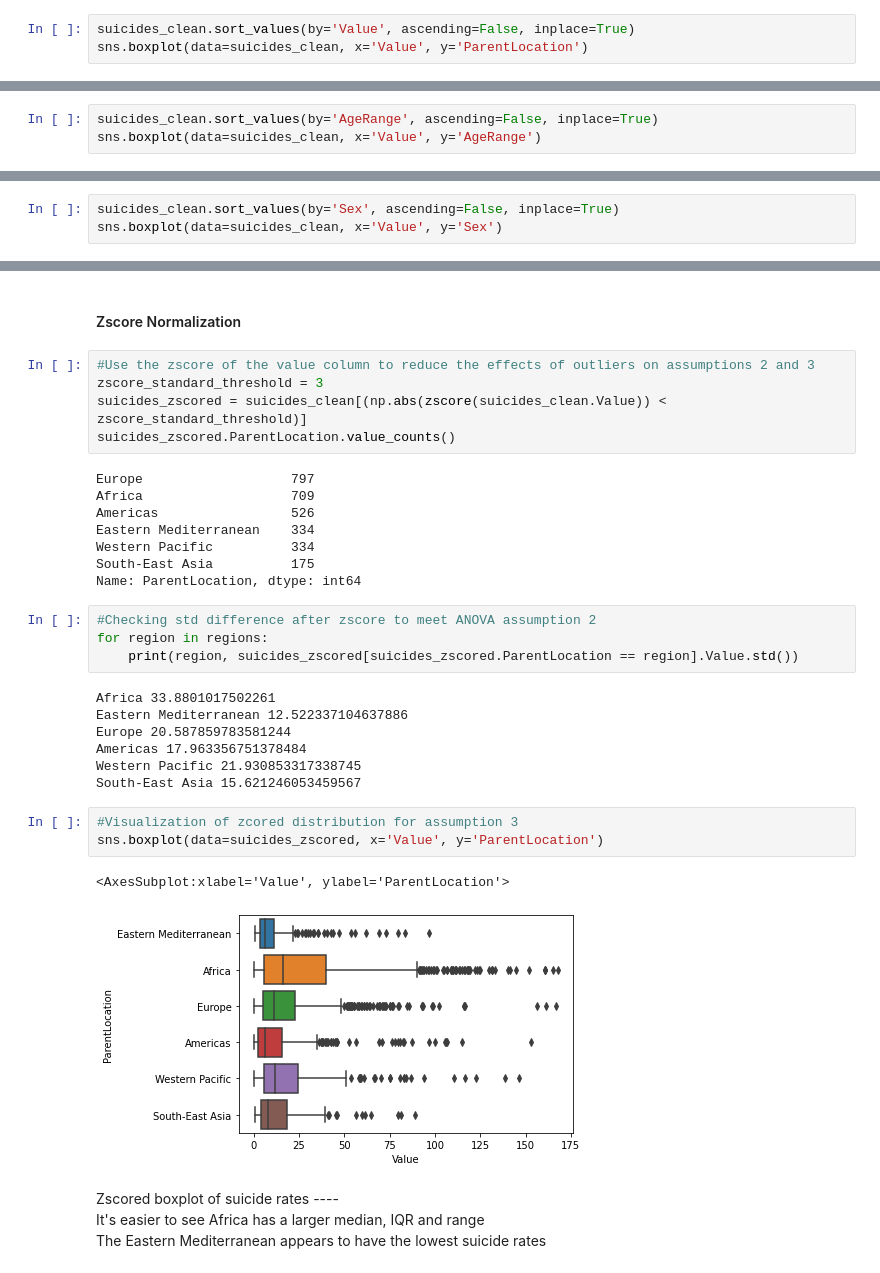
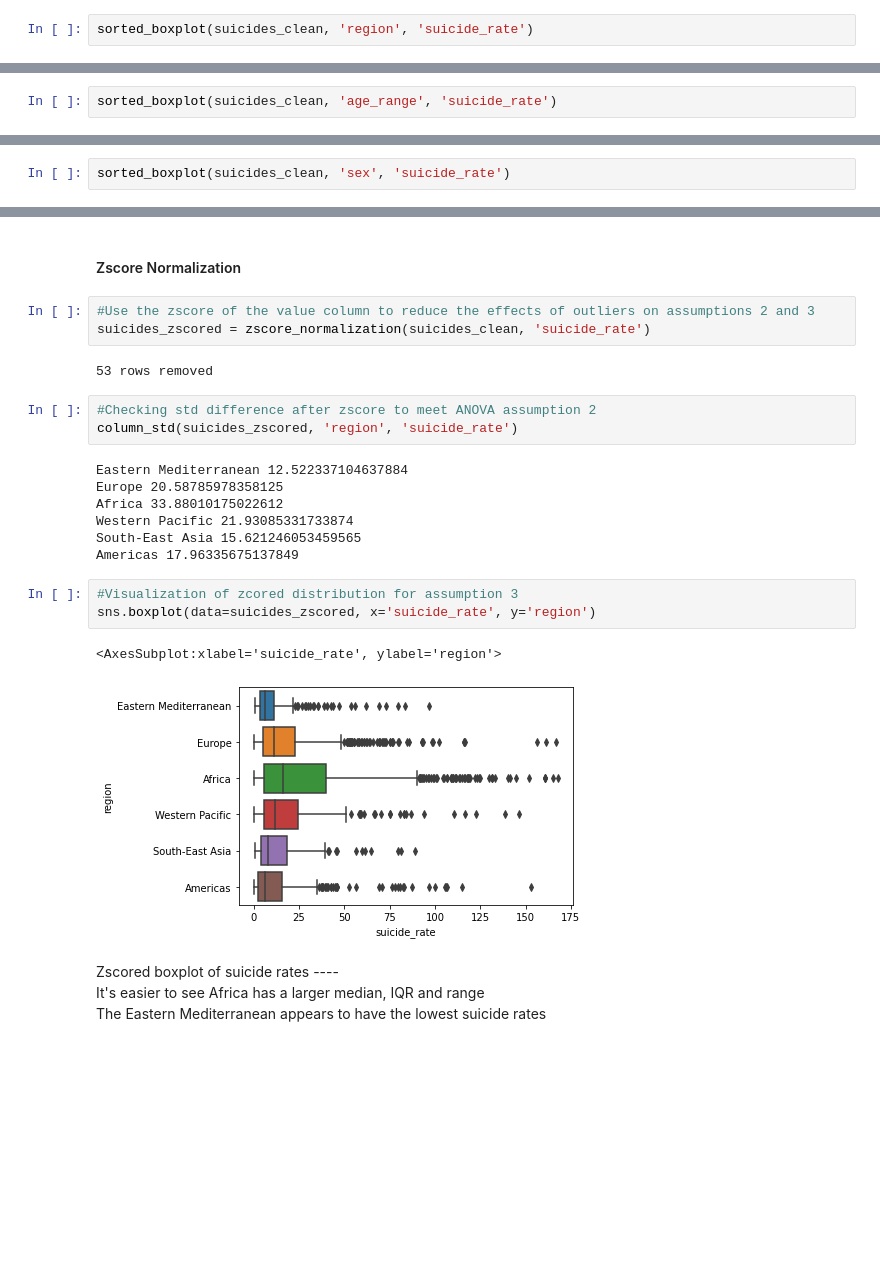
Before and after one commit to Fullcure3/WHO_suicide_rates, a Jupyter notebook: Suicides.ipynb, the cells around one changed output, grey strips where cells are left out. Cells and saved outputs as stored; diff of their text form; blank space fills up the shorter version.

```diff
--- a/Suicides.ipynb
+++ b/Suicides.ipynb
@@ -239,6 +208,5 @@ sns.displot(data=suicides_clean, x='Value', col='ParentLocation', col_wrap=3)
 Spread is still right skewed at the region level <br>
 An indepth look at the IQR, median and range is needed
 # %%
-suicides_clean.sort_values(by='Value', ascending=False, inplace=True)
-sns.boxplot(data=suicides_clean, x='Value', y='ParentLocation')
+sorted_boxplot(suicides_clean, 'region', 'suicide_rate')
 # %% [output]
@@ -250,6 +217,5 @@ The IQR and median is higher than other regions as well
 # %% [markdown]
 #### Distribution of Suicide Rates by Age Range
 # %%
-suicides_clean.sort_values(by='AgeRange', ascending=False, inplace=True)
-sns.boxplot(data=suicides_clean, x='Value', y='AgeRange')
+sorted_boxplot(suicides_clean, 'age_range', 'suicide_rate')
 # %% [output]
@@ -261,6 +226,5 @@ All of the age ranges have a right skewed distribution that will need to be tran
 # %% [markdown]
 #### Distribution of Suicide Rates by Sex
 # %%
-suicides_clean.sort_values(by='Sex', ascending=False, inplace=True)
-sns.boxplot(data=suicides_clean, x='Value', y='Sex')
+sorted_boxplot(suicides_clean, 'sex', 'suicide_rate')
 # %% [output]
@@ -318,34 +278,25 @@ South-East Asia 20.39371886463747
 #### Zscore Normalization
 # %%
 #Use the zscore of the value column to reduce the effects of outliers on assumptions 2 and 3
-zscore_standard_threshold = 3
-suicides_zscored = suicides_clean[(np.abs(zscore(suicides_clean.Value)) < zscore_standard_threshold)]
-suicides_zscored.ParentLocation.value_counts()
+suicides_zscored = zscore_normalization(suicides_clean, 'suicide_rate')
 # %% [output]
-Europe                   797
-Africa                   709
-Americas                 526
-Eastern Mediterranean    334
-Western Pacific          334
-South-East Asia          175
-Name: ParentLocation, dtype: int64
+53 rows removed
 # %%
 #Checking std difference after zscore to meet ANOVA assumption 2
-for region in regions:
-    print(region, suicides_zscored[suicides_zscored.ParentLocation == region].Value.std())
+column_std(suicides_zscored, 'region', 'suicide_rate')
 # %% [output]
-Africa 33.8801017502261
-Eastern Mediterranean 12.522337104637886
-Europe 20.587859783581244
-Americas 17.963356751378484
-Western Pacific 21.930853317338745
-South-East Asia 15.621246053459567
+Eastern Mediterranean 12.522337104637884
+Europe 20.58785978358125
+Africa 33.88010175022612
+Western Pacific 21.93085331733874
+South-East Asia 15.621246053459565
+Americas 17.96335675137849
 # %%
 #Visualization of zcored distribution for assumption 3
-sns.boxplot(data=suicides_zscored, x='Value', y='ParentLocation')
+sns.boxplot(data=suicides_zscored, x='suicide_rate', y='region')
 # %% [output]
-<AxesSubplot:xlabel='Value', ylabel='ParentLocation'>
+<AxesSubplot:xlabel='suicide_rate', ylabel='region'>
-[figure, old version]
+[figure, new version]
 # %% [markdown]
 Zscored boxplot of suicide rates  ----<br>
 It's easier to see Africa has a larger median, IQR and range<br>
```
Also changed, not shown: parts of 39 cells of this notebook.
